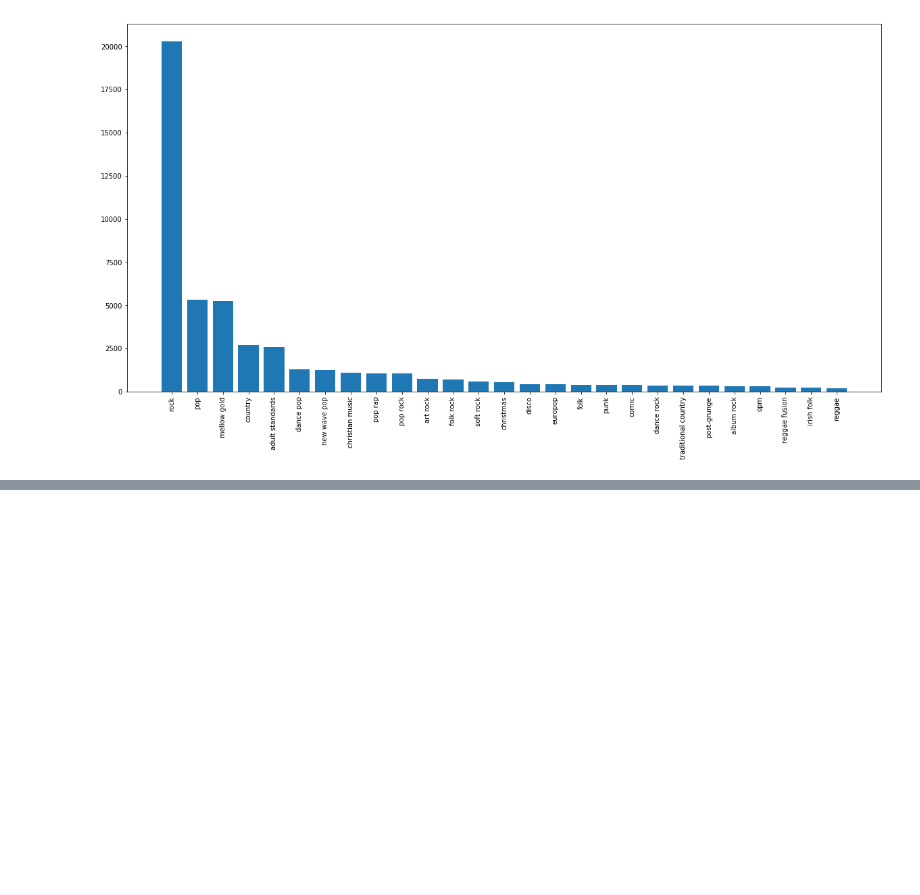
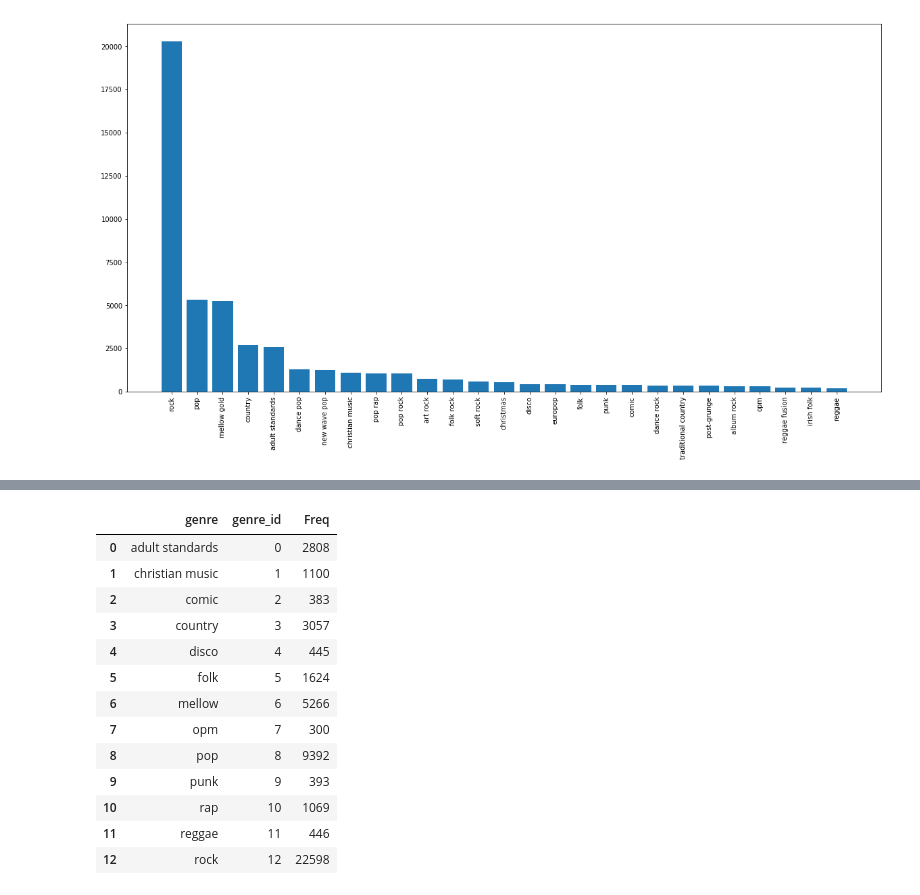
Before and after one commit to ahc72/NLP-Project, a Jupyter notebook: Analysis and Prediction Model.ipynb, the cells around one changed output, grey strips where cells are left out. Saved outputs shown, nothing was run; the diff lists cells and outputs as text; code cells hidden in the pictures; blank space fills up the shorter version.

```diff
--- a/Analysis and Prediction Model.ipynb
+++ b/Analysis and Prediction Model.ipynb
@@ -146,0 +250,8 @@ history = model.fit(X_train, y_train,
+# %%
+tokenizer2 = Tokenizer(num_words = 100000)
+# Building the word index
+tokenizer2.fit_on_texts(songs['text'])
+sequences = tokenizer2.texts_to_sequences(songs['text'])
+songs['text_tokenized'] = sequences
+# %%
+songs['genre_id'] = pd.Categorical(songs.genre).codes
@@ -146,0 +454,17 @@ history = model.fit(X_train, y_train,
+# %%
+songs.groupby(['genre', 'genre_id']).size().reset_index(name='Freq')
+# %% [output]
+|  | genre | genre_id | Freq |
+| 0 | adult standards | 0 | 2808 |
+| 1 | christian music | 1 | 1100 |
+| 2 | comic | 2 | 383 |
+| 3 | country | 3 | 3057 |
+| 4 | disco | 4 | 445 |
+| 5 | folk | 5 | 1624 |
+| 6 | mellow | 6 | 5266 |
+| 7 | opm | 7 | 300 |
+| 8 | pop | 8 | 9392 |
+| 9 | punk | 9 | 393 |
+| 10 | rap | 10 | 1069 |
+| 11 | reggae | 11 | 446 |
+| 12 | rock | 12 | 22598 |
```
Also changed, not shown: parts of 57 cells of this notebook.
